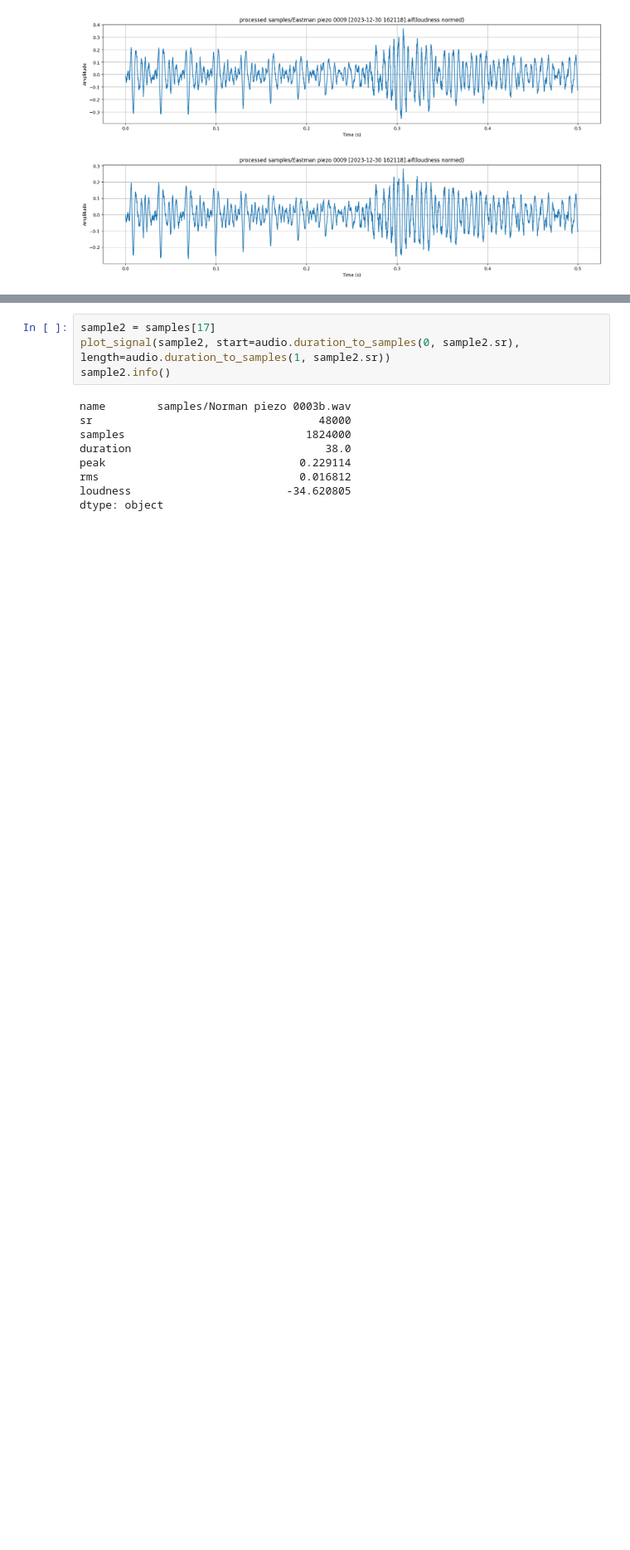
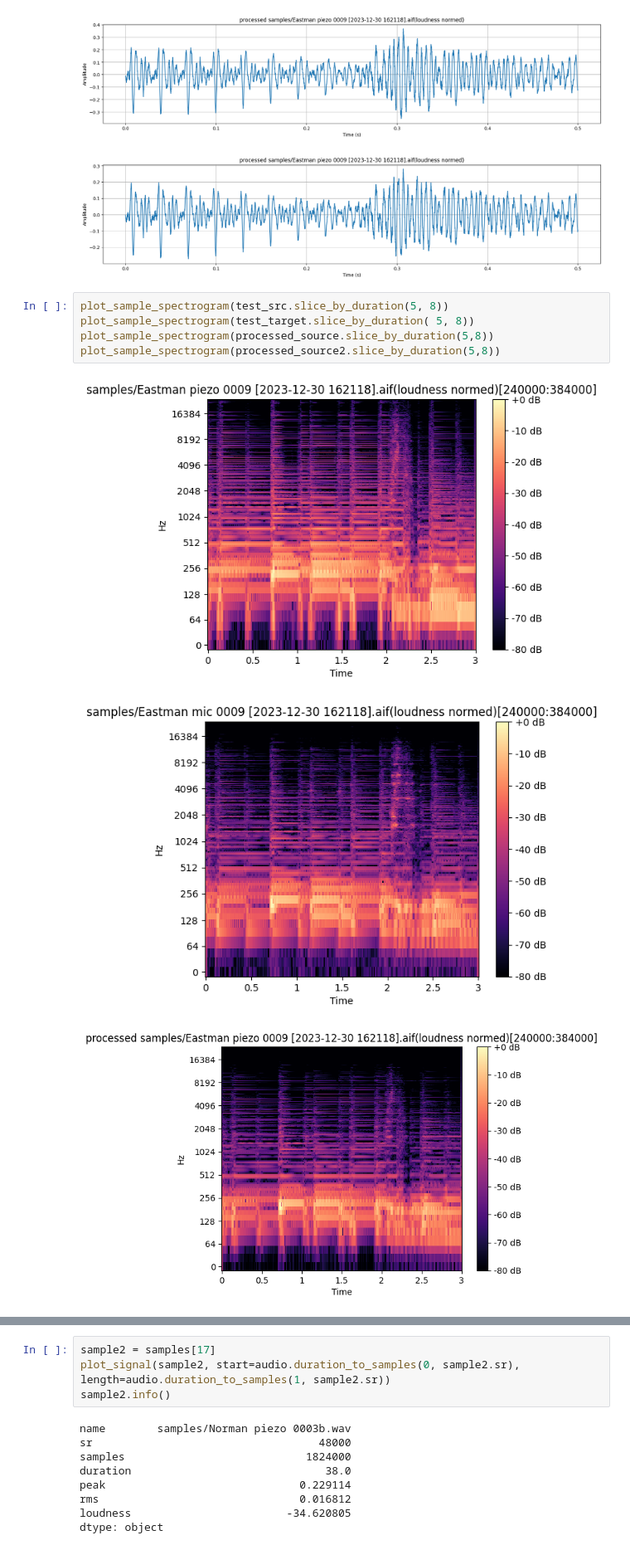
Before and after one commit to andrewwilson/impulseResponses, a Jupyter notebook: Analysis.ipynb, the cells around one changed output, grey strips where cells are left out. Shown at 83% size. Saved outputs shown, nothing was run; the diff lists cells and outputs as text; blank space fills up the shorter version.

```diff
--- a/Analysis.ipynb
+++ b/Analysis.ipynb
@@ -134,3 +136,12 @@ audio.info_grid([source, target, test_src, test_target, basic_processed, best_pr
 [figure]
 [figure]
 [figure]
+# %%
+plot_sample_spectrogram(test_src.slice_by_duration(5, 8))
+plot_sample_spectrogram(test_target.slice_by_duration( 5, 8))
+plot_sample_spectrogram(processed_source.slice_by_duration(5,8))
+plot_sample_spectrogram(processed_source2.slice_by_duration(5,8))
+# %% [output]
+[figure, added]
+[figure, added]
+[figure, added]
```
Also changed, not shown: parts of 7 cells of this notebook.
